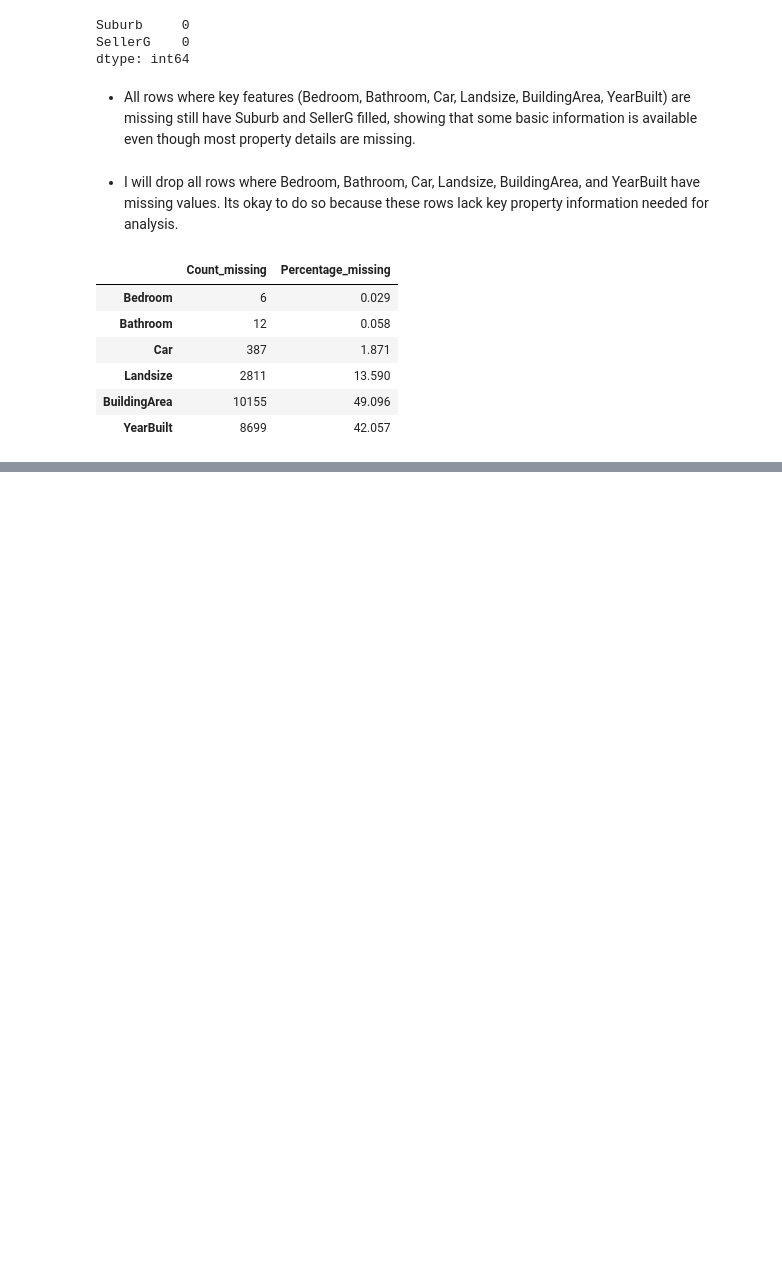
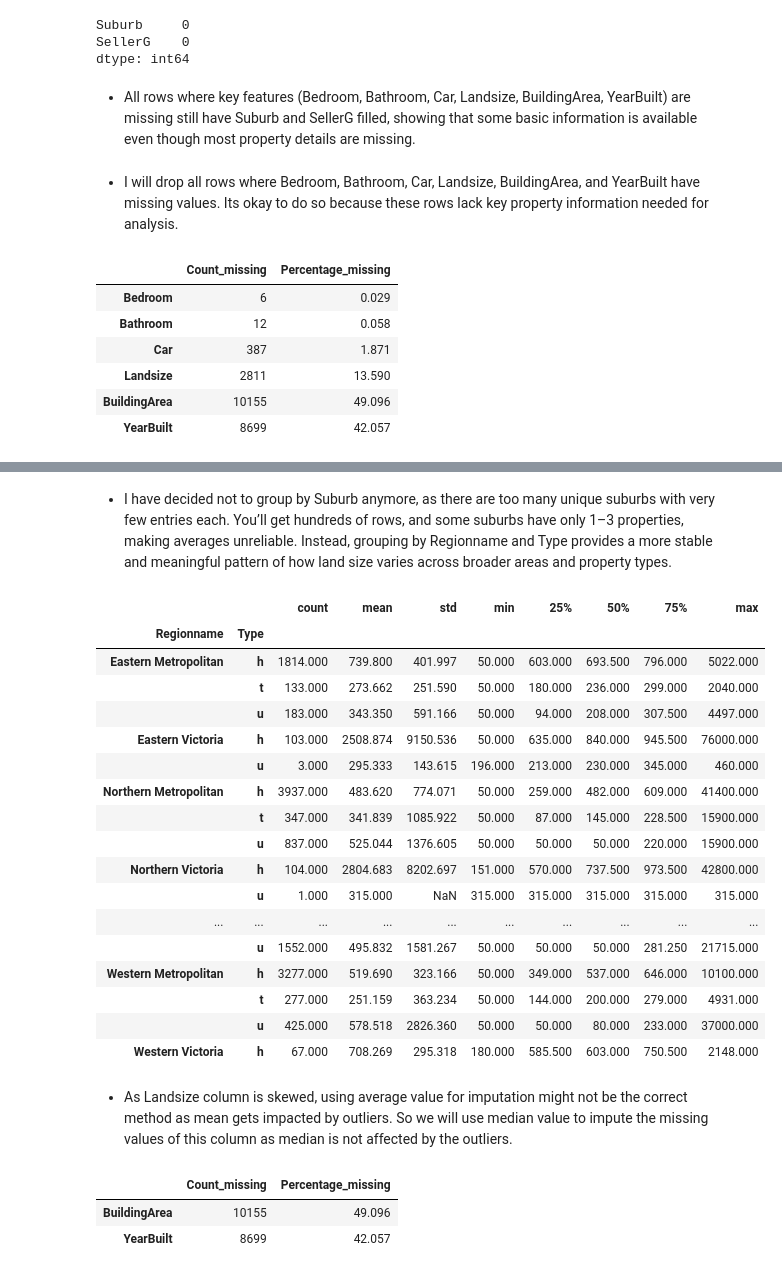
Before and after one commit to Nnaemeka-ch/Melbourne_Housing_Analysis, a Jupyter notebook: Melbourne_housing.ipynb, the cells around one changed output, grey strips where cells are left out. Drawn from its saved outputs; the diff is of its cells as text; code cells hidden in the pictures; blank space fills up the shorter version.

```diff
--- a/Melbourne_housing.ipynb
+++ b/Melbourne_housing.ipynb
@@ -583,0 +567,13 @@ memory usage: 2.7+ MB
+# %%
+cols_to_check = ['Bedroom', 'Bathroom', 'Car']
+
+for col in cols_to_check:
+    skewness = df[col].skew()
+
+    # If skewness > 1, use median; else, use mean
+    if abs(skewness) > 1:
+        df[col] = df[col].fillna(df[col].median())
+        print(f"Filled missing values in {col} using median")
+    else:
+        df[col] = df[col].fillna(df[col].mean())
+        print(f"Filled missing values in {col} using mean")
@@ -583,0 +630,25 @@ memory usage: 2.7+ MB
+# %% [markdown]
+* I have decided not to group by Suburb anymore, as there are too many unique suburbs with very few entries each. You’ll get hundreds of rows, and some suburbs have only 1–3 properties, making averages unreliable. Instead, grouping by Regionname and Type provides a more stable and meaningful pattern of how land size varies across broader areas and property types.
+# %%
+df.groupby(['Regionname','Type'])['Landsize'].describe()
+# %% [output]
+|  |  | count | mean | std | min | 25% | 50% | 75% | max |
+| Regionname | Type |  |  |  |  |  |  |  |  |
+| Eastern Metropolitan | h | 1814.000 | 739.800 | 401.997 | 50.000 | 603.000 | 693.500 | 796.000 | 5022.000 |
+|  | t | 133.000 | 273.662 | 251.590 | 50.000 | 180.000 | 236.000 | 299.000 | 2040.000 |
+|  | u | 183.000 | 343.350 | 591.166 | 50.000 | 94.000 | 208.000 | 307.500 | 4497.000 |
+| Eastern Victoria | h | 103.000 | 2508.874 | 9150.536 | 50.000 | 635.000 | 840.000 | 945.500 | 76000.000 |
+|  | u | 3.000 | 295.333 | 143.615 | 196.000 | 213.000 | 230.000 | 345.000 | 460.000 |
+| Northern Metropolitan | h | 3937.000 | 483.620 | 774.071 | 50.000 | 259.000 | 482.000 | 609.000 | 41400.000 |
+|  | t | 347.000 | 341.839 | 1085.922 | 50.000 | 87.000 | 145.000 | 228.500 | 15900.000 |
+|  | u | 837.000 | 525.044 | 1376.605 | 50.000 | 50.000 | 50.000 | 220.000 | 15900.000 |
+| Northern Victoria | h | 104.000 | 2804.683 | 8202.697 | 151.000 | 570.000 | 737.500 | 973.500 | 42800.000 |
+|  | u | 1.000 | 315.000 | NaN | 315.000 | 315.000 | 315.000 | 315.000 | 315.000 |
+| ... | ... | ... | ... | ... | ... | ... | ... | ... | ... |
+|  | u | 1552.000 | 495.832 | 1581.267 | 50.000 | 50.000 | 50.000 | 281.250 | 21715.000 |
+| Western Metropolitan | h | 3277.000 | 519.690 | 323.166 | 50.000 | 349.000 | 537.000 | 646.000 | 10100.000 |
+|  | t | 277.000 | 251.159 | 363.234 | 50.000 | 144.000 | 200.000 | 279.000 | 4931.000 |
+|  | u | 425.000 | 578.518 | 2826.360 | 50.000 | 50.000 | 80.000 | 233.000 | 37000.000 |
+| Western Victoria | h | 67.000 | 708.269 | 295.318 | 180.000 | 585.500 | 603.000 | 750.500 | 2148.000 |
+# %% [markdown]
+* As Landsize column is skewed, using average value for imputation might not be the correct method as mean gets impacted by outliers. So we will use median value to impute the missing values of this column as median is not affected by the outliers.
@@ -583,0 +661,7 @@ memory usage: 2.7+ MB
+# %%
+# Lets check again for the count and the percentage of missing values in each column
+pd.DataFrame({'Count_missing':df.isnull().sum()[df.isnull().sum()>0],'Percentage_missing':(df.isnull().sum()[df.isnull().sum()>0]/df.shape[0])*100})
+# %% [output]
+|  | Count_missing | Percentage_missing |
+| BuildingArea | 10155 | 49.096 |
+| YearBuilt | 8699 | 42.057 |
```
Also changed, not shown: parts of 15 cells of this notebook.
